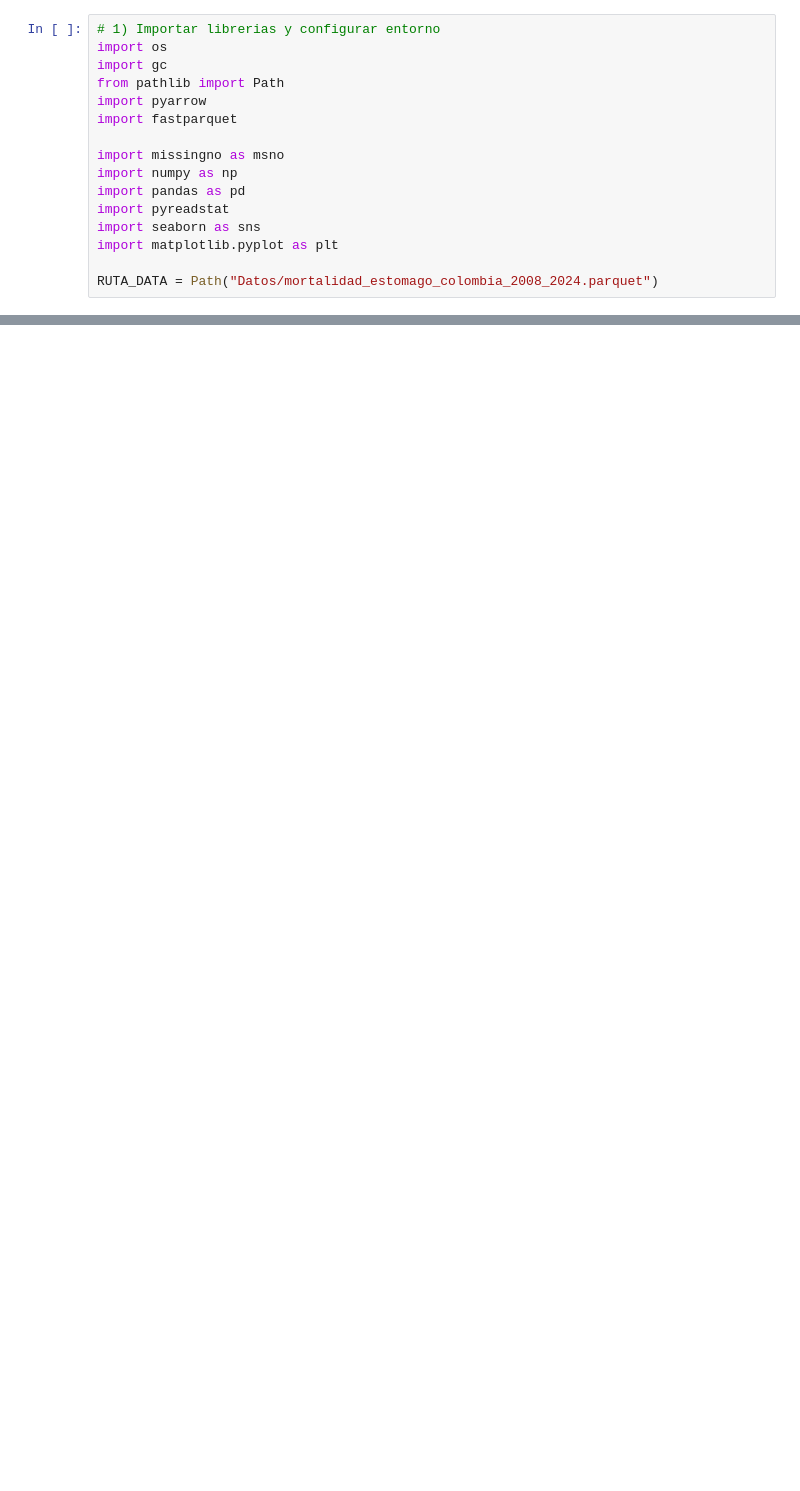
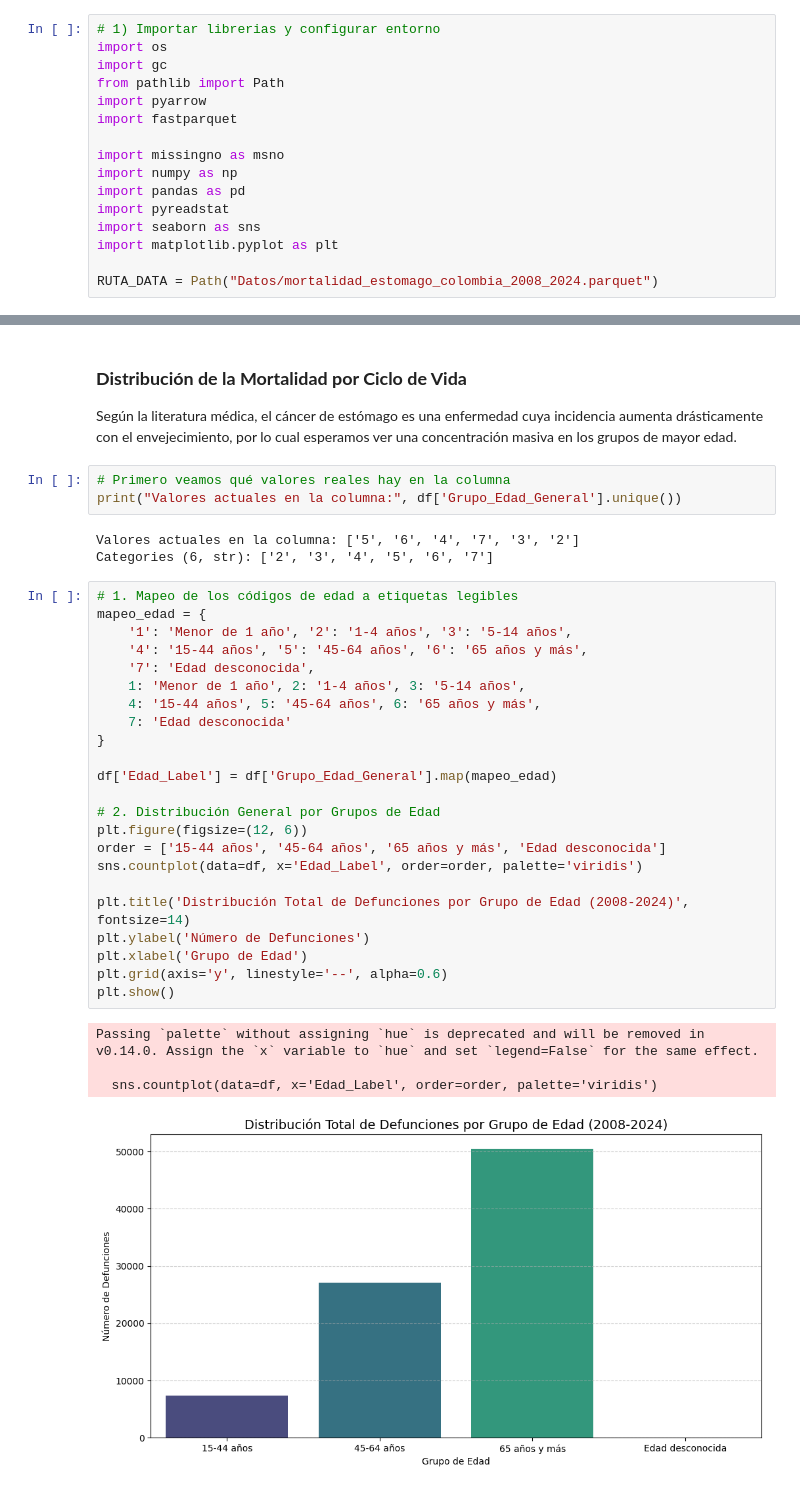
Before and after one commit to LasciaStare/Seminario, a Jupyter notebook: 2_EDA.ipynb, the cells around one changed output, grey strips where cells are left out. Cells and saved outputs as stored; diff of their text form; blank space fills up the shorter version.

```diff
--- a/2_EDA.ipynb
+++ b/2_EDA.ipynb
@@ -48,0 +151,37 @@ memory usage: 9.5 MB
+# %% [markdown]
+### **Distribución de la Mortalidad por Ciclo de Vida**
+Según la literatura médica, el cáncer de estómago es una enfermedad cuya incidencia aumenta drásticamente con el envejecimiento, por lo cual esperamos ver una concentración masiva en los grupos de mayor edad.
+# %%
+# Primero veamos qué valores reales hay en la columna
+print("Valores actuales en la columna:", df['Grupo_Edad_General'].unique())
+# %% [output]
+Valores actuales en la columna: ['5', '6', '4', '7', '3', '2']
+Categories (6, str): ['2', '3', '4', '5', '6', '7']
+# %%
+# 1. Mapeo de los códigos de edad a etiquetas legibles
+mapeo_edad = {
+    '1': 'Menor de 1 año', '2': '1-4 años', '3': '5-14 años',
+    '4': '15-44 años', '5': '45-64 años', '6': '65 años y más',
+    '7': 'Edad desconocida',
+    1: 'Menor de 1 año', 2: '1-4 años', 3: '5-14 años',
+    4: '15-44 años', 5: '45-64 años', 6: '65 años y más',
+    7: 'Edad desconocida'
+}
+
+df['Edad_Label'] = df['Grupo_Edad_General'].map(mapeo_edad)
+
+# 2. Distribución General por Grupos de Edad
+plt.figure(figsize=(12, 6))
+order = ['15-44 años', '45-64 años', '65 años y más', 'Edad desconocida']
+sns.countplot(data=df, x='Edad_Label', order=order, palette='viridis')
+
+plt.title('Distribución Total de Defunciones por Grupo de Edad (2008-2024)', fontsize=14)
+plt.ylabel('Número de Defunciones')
+plt.xlabel('Grupo de Edad')
+plt.grid(axis='y', linestyle='--', alpha=0.6)
+plt.show()
+# %% [output]
+Passing `palette` without assigning `hue` is deprecated and will be removed in v0.14.0. Assign the `x` variable to `hue` and set `legend=False` for the same effect.
+
+  sns.countplot(data=df, x='Edad_Label', order=order, palette='viridis')
+[figure, added]
```
Also changed, not shown: parts of 16 cells of this notebook, 2 other files.
